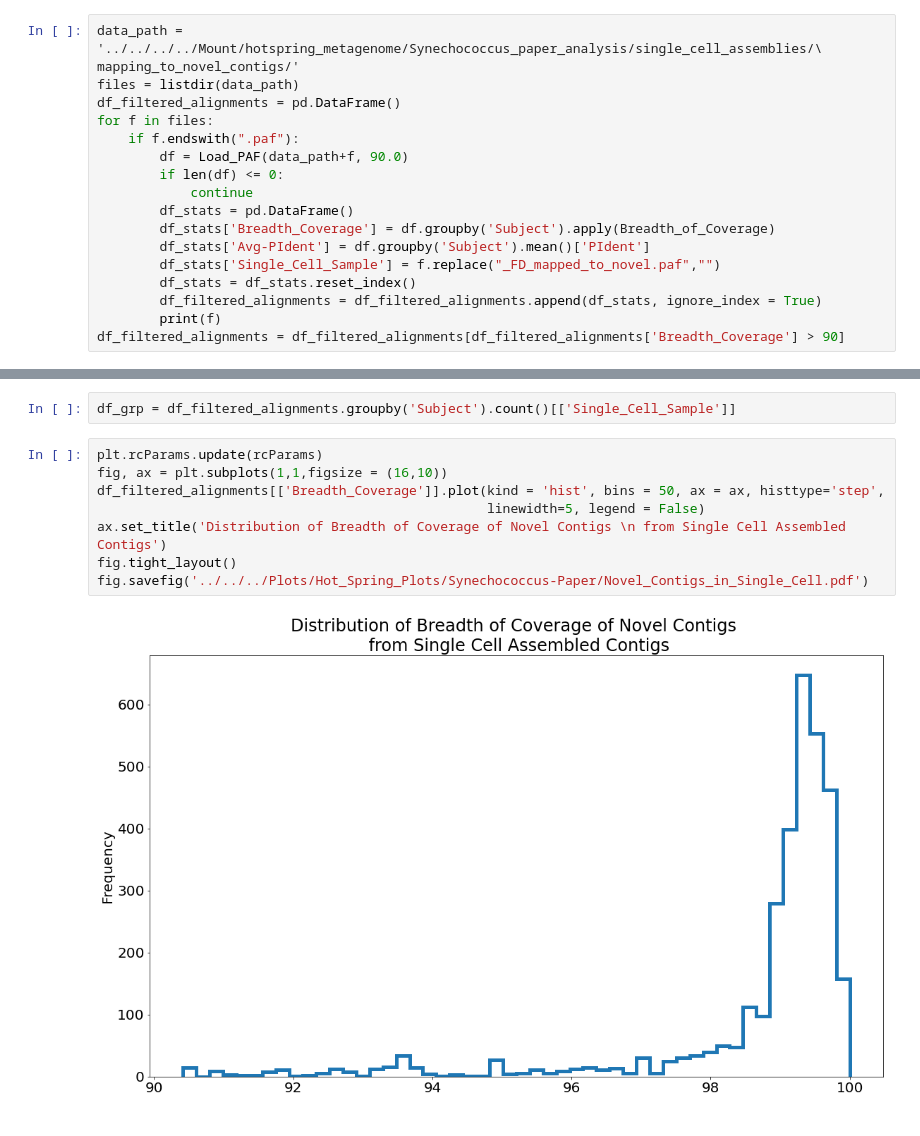
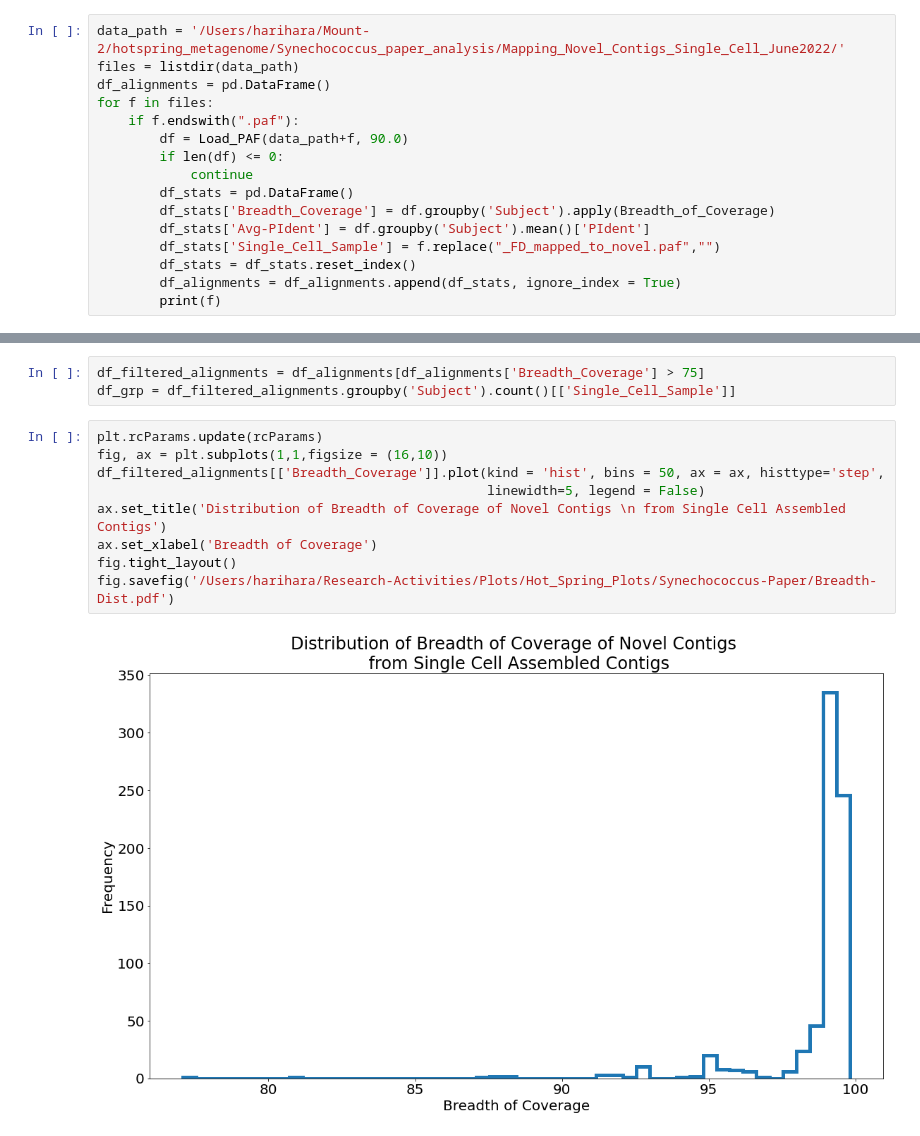
Before and after one commit to hsmurali/Hot_Springs_Analysis, a Jupyter notebook: Scripts/Strain-Analysis/Synechococcus_Paper/Filter_Single_Cell_Alignments.ipynb, the cells around one changed output, grey strips where cells are left out. Saved outputs shown, nothing was run; the diff lists cells and outputs as text.

```diff
--- a/Scripts/Strain-Analysis/Synechococcus_Paper/Filter_Single_Cell_Alignments.ipynb
+++ b/Scripts/Strain-Analysis/Synechococcus_Paper/Filter_Single_Cell_Alignments.ipynb
@@ -37,8 +41,7 @@ def Load_PAF(filepath, filter_thresh = 90.0):
 # %%
-data_path = '../../../../Mount/hotspring_metagenome/Synechococcus_paper_analysis/single_cell_assemblies/\
-mapping_to_novel_contigs/'
+data_path = '/Users/harihara/Mount-2/hotspring_metagenome/Synechococcus_paper_analysis/Mapping_Novel_Contigs_Single_Cell_June2022/'
 files = listdir(data_path)
-df_filtered_alignments = pd.DataFrame()
+df_alignments = pd.DataFrame()
 for f in files:
     if f.endswith(".paf"):
         df = Load_PAF(data_path+f, 90.0)
@@ -49,7 +52,6 @@ for f in files:
         df_stats['Avg-PIdent'] = df.groupby('Subject').mean()['PIdent']
         df_stats['Single_Cell_Sample'] = f.replace("_FD_mapped_to_novel.paf","")
         df_stats = df_stats.reset_index()
-        df_filtered_alignments = df_filtered_alignments.append(df_stats, ignore_index = True)
+        df_alignments = df_alignments.append(df_stats, ignore_index = True)
         print(f)
-df_filtered_alignments = df_filtered_alignments[df_filtered_alignments['Breadth_Coverage'] > 90]
 # %% [output]
@@ -73,12 +75,14 @@ UncmicOcRedA01N7_FD_mapped_to_novel.paf
 # %%
+df_filtered_alignments = df_alignments[df_alignments['Breadth_Coverage'] > 75]
 df_grp = df_filtered_alignments.groupby('Subject').count()[['Single_Cell_Sample']]
 # %%
 plt.rcParams.update(rcParams)
 fig, ax = plt.subplots(1,1,figsize = (16,10))
 df_filtered_alignments[['Breadth_Coverage']].plot(kind = 'hist', bins = 50, ax = ax, histtype='step',
                                                   linewidth=5, legend = False)
 ax.set_title('Distribution of Breadth of Coverage of Novel Contigs \n from Single Cell Assembled Contigs')
+ax.set_xlabel('Breadth of Coverage')
 fig.tight_layout()
-fig.savefig('../../../Plots/Hot_Spring_Plots/Synechococcus-Paper/Novel_Contigs_in_Single_Cell.pdf')
+fig.savefig('/Users/harihara/Research-Activities/Plots/Hot_Spring_Plots/Synechococcus-Paper/Breadth-Dist.pdf')
 # %% [output]
-[figure, old version]
+[figure, new version]
```
Also changed, not shown: parts of 3 cells of this notebook, 4 other files.
